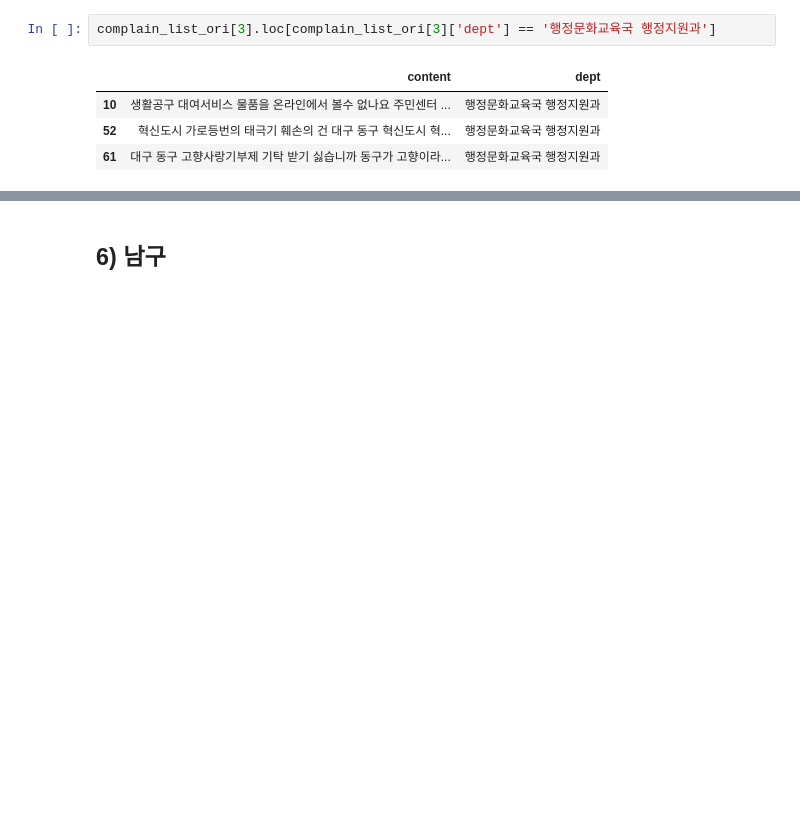
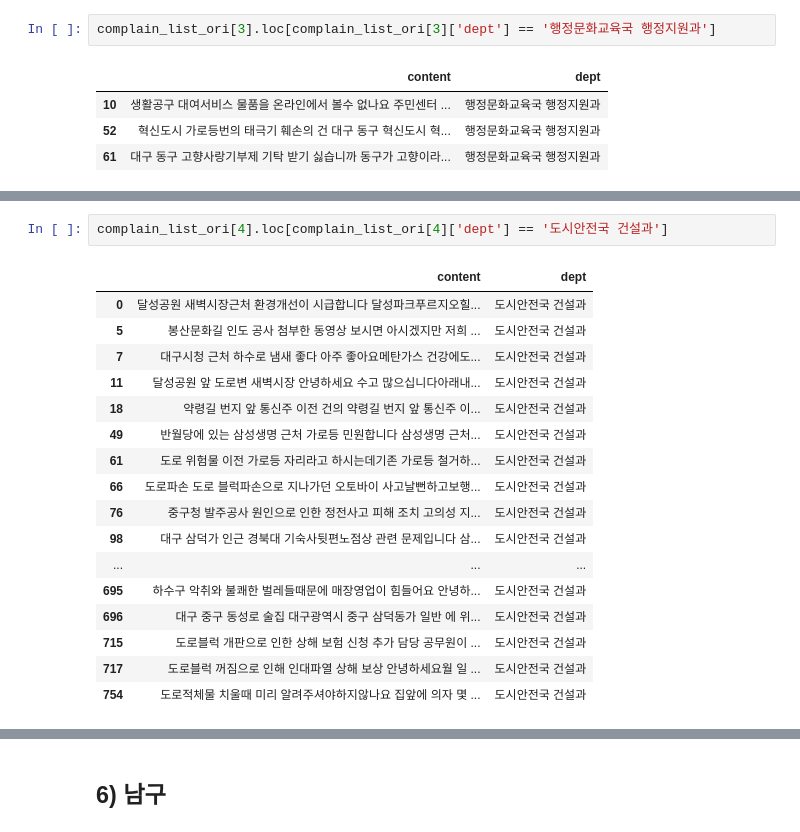
Before and after one commit to eleron7/Daegu_Complain_Classiffication, a Jupyter notebook: 전처리/부서_통합/부서통합.ipynb, the cells around one changed output, grey strips where cells are left out. Saved outputs shown, nothing was run; the diff lists cells and outputs as text; blank space fills up the shorter version.

```diff
--- a/전처리/부서_통합/부서통합.ipynb
+++ b/전처리/부서_통합/부서통합.ipynb
@@ -868,0 +924,20 @@ complain_list_ori[3].loc[complain_list_ori[3]['dept'] == '행정문화교육국
+# %%
+complain_list_ori[4].loc[complain_list_ori[4]['dept'] == '도시안전국 건설과']
+# %% [output]
+|  | content | dept |
+| 0 | 달성공원 새벽시장근처 환경개선이 시급합니다 달성파크푸르지오힐... | 도시안전국 건설과 |
+| 5 | 봉산문화길 인도 공사 첨부한 동영상 보시면 아시겠지만 저희 ... | 도시안전국 건설과 |
+| 7 | 대구시청 근처 하수로 냄새 좋다 아주 좋아요메탄가스 건강에도... | 도시안전국 건설과 |
+| 11 | 달성공원 앞 도로변 새벽시장 안녕하세요 수고 많으십니다아래내... | 도시안전국 건설과 |
+| 18 | 약령길 번지 앞 통신주 이전 건의 약령길 번지 앞 통신주 이... | 도시안전국 건설과 |
+| 49 | 반월당에 있는 삼성생명 근처 가로등 민원합니다 삼성생명 근처... | 도시안전국 건설과 |
+| 61 | 도로 위험물 이전 가로등 자리라고 하시는데기존 가로등 철거하... | 도시안전국 건설과 |
+| 66 | 도로파손 도로 블럭파손으로 지나가던 오토바이 사고날뻔하고보행... | 도시안전국 건설과 |
+| 76 | 중구청 발주공사 원인으로 인한 정전사고 피해 조치 고의성 지... | 도시안전국 건설과 |
+| 98 | 대구 삼덕가 인근 경북대 기숙사뒷편노점상 관련 문제입니다 삼... | 도시안전국 건설과 |
+| ... | ... | ... |
+| 695 | 하수구 악취와 불쾌한 벌레들때문에 매장영업이 힘들어요 안녕하... | 도시안전국 건설과 |
+| 696 | 대구 중구 동성로 술집 대구광역시 중구 삼덕동가 일반 에 위... | 도시안전국 건설과 |
+| 715 | 도로블럭 개판으로 인한 상해 보험 신청 추가 담당 공무원이 ... | 도시안전국 건설과 |
+| 717 | 도로블럭 꺼짐으로 인해 인대파열 상해 보상 안녕하세요월 일 ... | 도시안전국 건설과 |
+| 754 | 도로적체물 치울때 미리 알려주셔야하지않나요 집앞에 의자 몇 ... | 도시안전국 건설과 |
```
Also changed, not shown: parts of 173 cells of this notebook, 9 other files.
